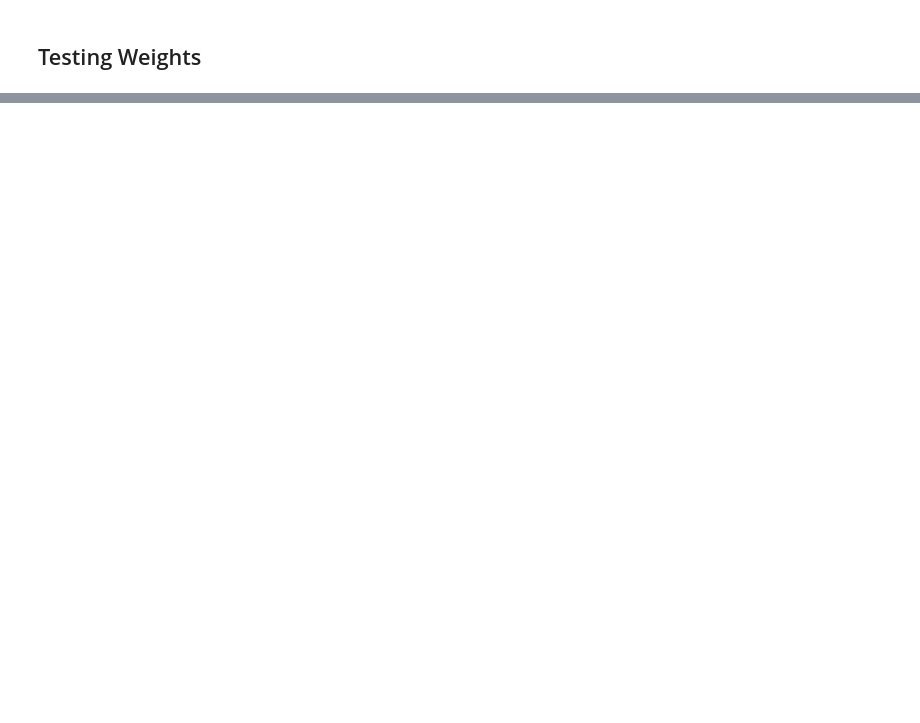
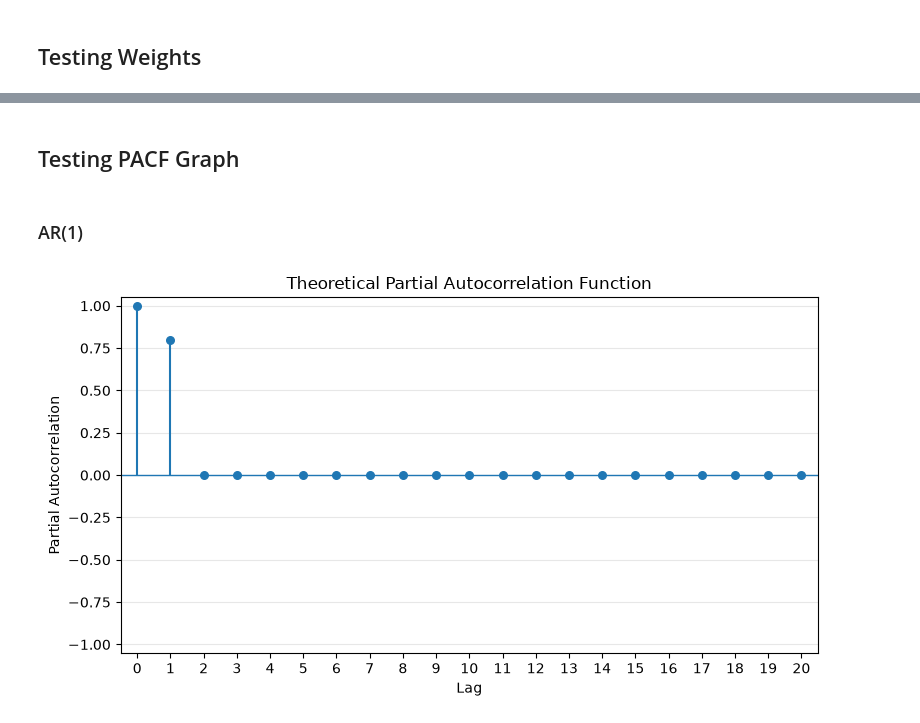
Before and after one commit to maarranz/ARMA-theory, a Jupyter notebook: ARMA_Theory_Demo.ipynb, the cells around one changed output, grey strips where cells are left out. Cells and saved outputs as stored; diff of their text form; code cells hidden in the pictures; blank space fills up the shorter version.

```diff
--- a/ARMA_Theory_Demo.ipynb
+++ b/ARMA_Theory_Demo.ipynb
@@ -249,0 +415,12 @@ NameError: name 'arma_psi_weights' is not defined
+# %% [markdown]
+## Testing PACF Graph
+# %% [markdown]
+### AR(1)
+# %%
+fig, ax = arma.plot_arma_pacf(
+    ar=[0.8],
+    ma=[],
+    n_lags=20,
+)
+# %% [output]
+[figure, added]
```
Also changed, not shown: parts of 38 cells of this notebook, 1 other file.
